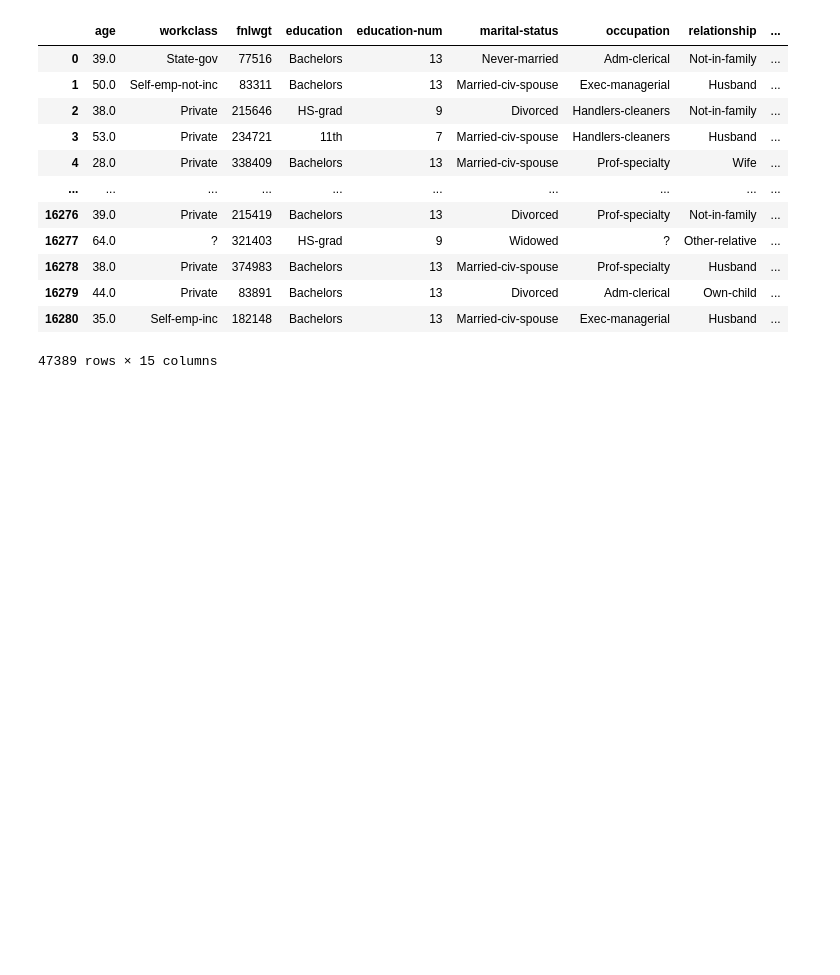
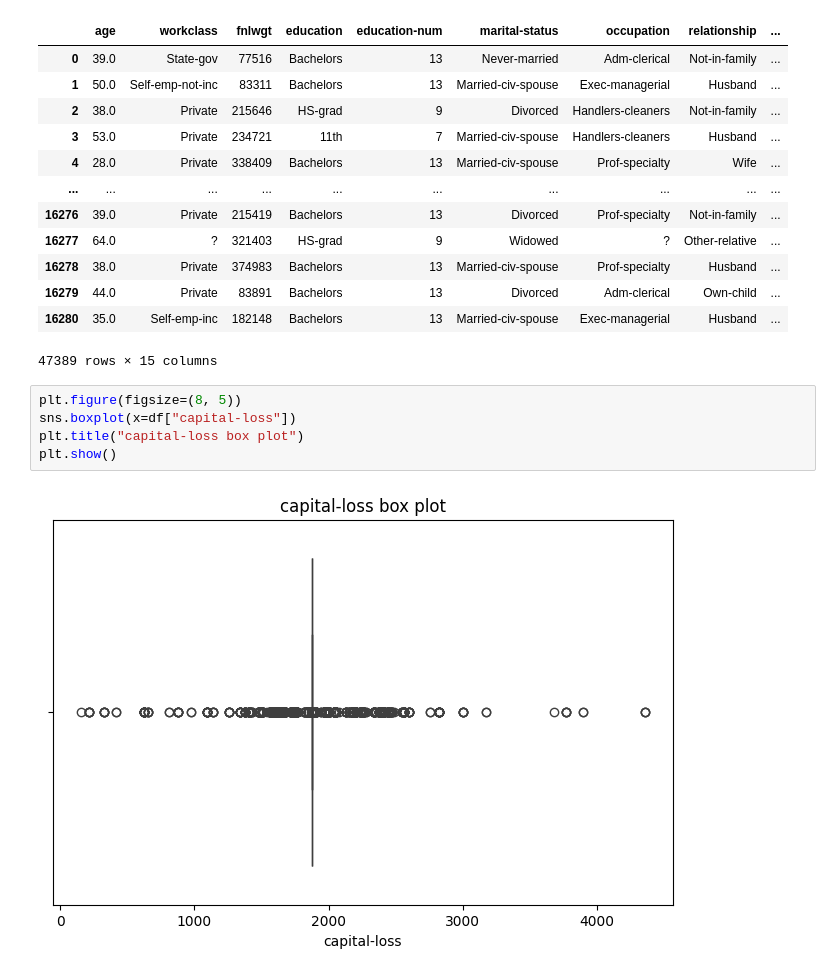
Before and after one commit to VanujaSooriyaarachchi/Census-Data-Income-Prediction, a Jupyter notebook: Preprocessing.ipynb, the cells around one changed output. Drawn from its saved outputs; the diff is of its cells as text; blank space fills up the shorter version.

```diff
--- a/Preprocessing.ipynb
+++ b/Preprocessing.ipynb
@@ -490,3 +490,10 @@ df
 | 16279 | 44.0 | Private | 83891 | Bachelors | 13 | Divorced | Adm-clerical | Own-child | ... |
 | 16280 | 35.0 | Self-emp-inc | 182148 | Bachelors | 13 | Married-civ-spouse | Exec-managerial | Husband | ... |
 47389 rows × 15 columns
+# %%
+plt.figure(figsize=(8, 5))
+sns.boxplot(x=df["capital-loss"])
+plt.title("capital-loss box plot")
+plt.show()
+# %% [output]
+[figure, added]
```
Also changed, not shown: parts of 9 cells of this notebook, 3 other files.
